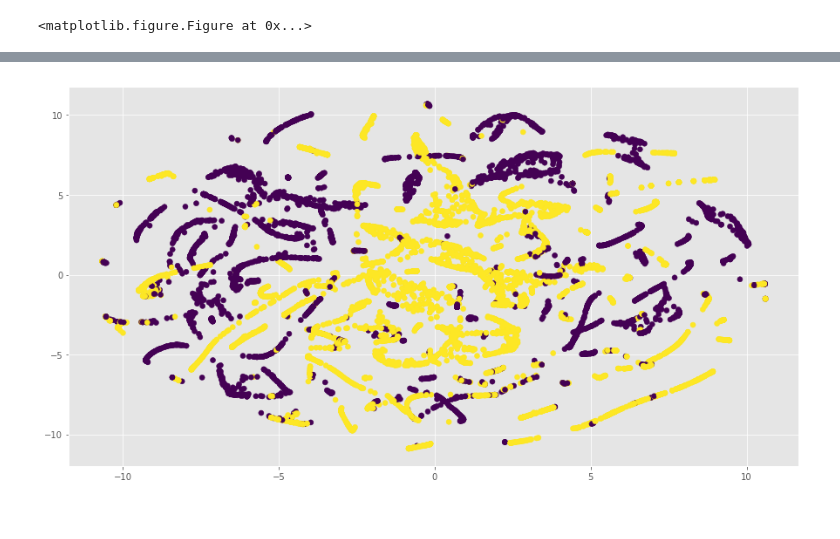
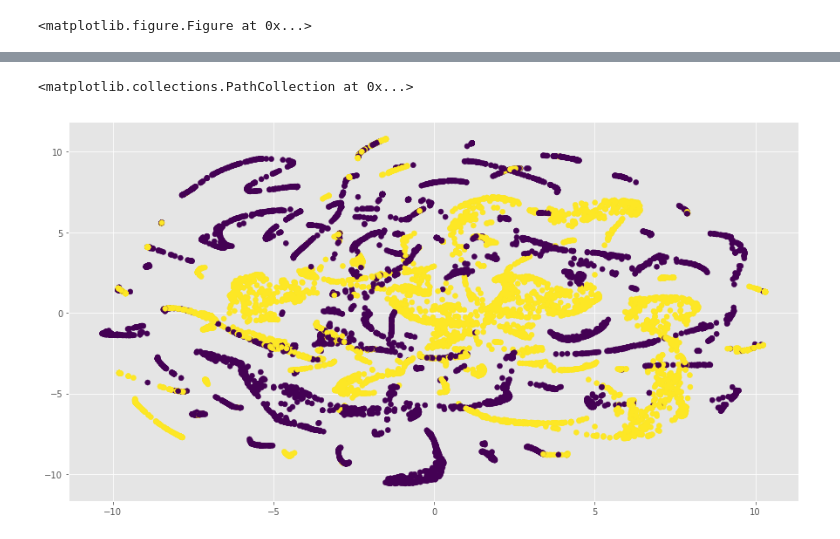
Before and after one commit to rkmalaiya/network_anomaly_detection_deep_learning, a Jupyter notebook: eda.ipynb, the cells around one changed output, grey strips where cells are left out. Saved outputs shown, nothing was run; the diff lists cells and outputs as text; code cells hidden in the pictures.

Commit message:
Retrained some models, Fixes #18

```diff
--- a/eda.ipynb
+++ b/eda.ipynb
@@ -408,10 +408,6 @@ plt.figure(figsize=(15,8))
 from sklearn.manifold import TSNE
 model = TSNE(n_components=2, random_state=0)
 #np.set_printoptions(suppress=True)
-df = model.fit_transform(df_train.head(10000))
+df = model.fit_transform(df_train.head(10000).iloc[:, :-1])
 
 df1 = np.hstack((df, preprocessing.kdd_train_2labels_y.head(10000).values.reshape(-1,1)))
-
-plt.figure(figsize=(15,8))
-plt.scatter(x = df1[:,0], y = df1[:,1], c = df1[:,2] )
-plt.legend()
@@ -419,0 +414,4 @@ plt.legend()
+# %%
+df2 = pd.DataFrame(df1)
+df2.columns = ['feature1', 'feature2', 'TrafficType']
+#df2.TrafficType = df2.TrafficType.replace({1:"Attack", 0:"Normal"})
@@ -420,12 +438,13 @@ plt.legend()
+# %%
+plt.figure(figsize=(15,8))
+plt.scatter(x = df2.iloc[:,0], y = df2.iloc[:,1], c = df2.iloc[:,2] )
+#plt.legend()
+# %% [output]
+<matplotlib.collections.PathCollection at 0x...>
+[figure, added]
 # %%
 model = TSNE(n_components=2, random_state=0)
 np.set_printoptions(suppress=True)
 df = model.fit_transform(df_test.head(10000))
 
 df1 = np.hstack((df, preprocessing.kdd_test_2labels_y.head(10000).values.reshape(-1,1)))
-
-plt.figure(figsize=(15,8))
-plt.scatter(x = df1[:,0], y = df1[:,1], c = df1[:,2] )
-plt.legend()
-# %% [output]
-[figure, removed]
```
Also changed, not shown: parts of 3 cells of this notebook, 2 other files.
